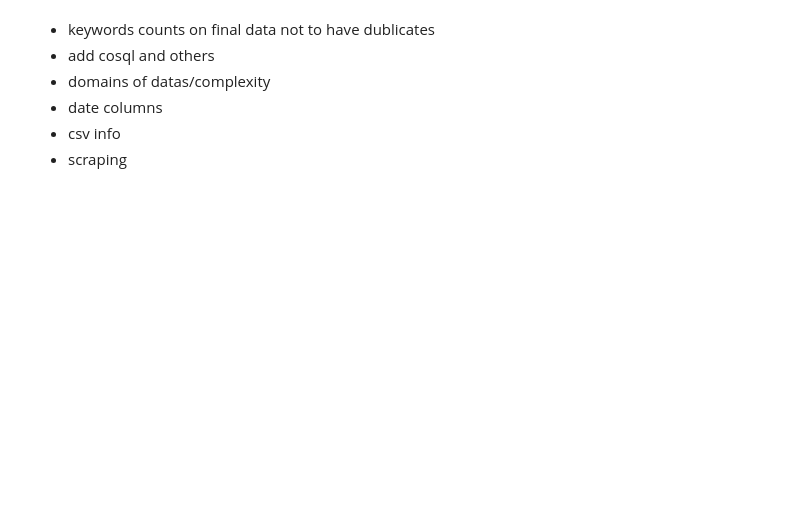
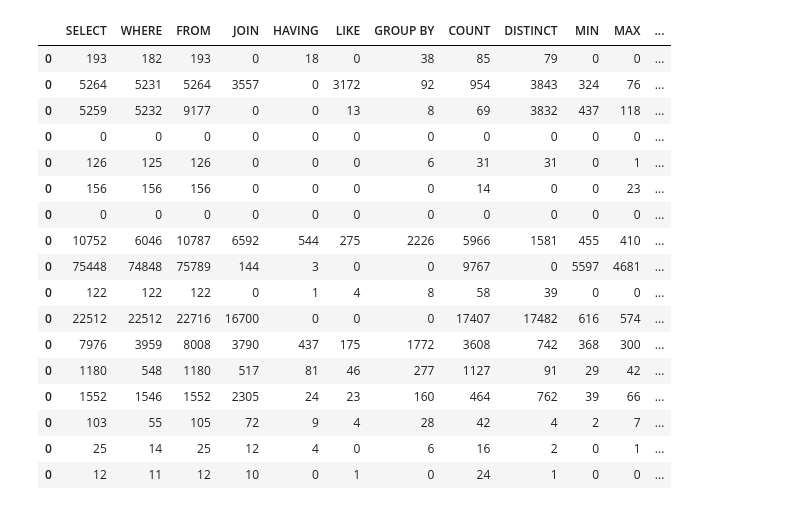
Before and after one commit to anahitxachatryan/textToSql, a Jupyter notebook: EDA/EDA2.ipynb, the cells around one changed output. Cells and saved outputs as stored; diff of their text form; code cells hidden in the pictures; blank space fills up the shorter version.

```diff
--- a/EDA/EDA2.ipynb
+++ b/EDA/EDA2.ipynb
@@ -64,9 +54,12 @@ def description(data, name):
 # %%
-def number_of_keyWords(data,words,name):
+def number_of_keyWords(data,words,names):
     data_keywords = pd.DataFrame()
-    for word in words:
-        data[word] = data.sql.str.count(word)
-        data_keywords[word] = [data[word].sum()]
-    data_keywords['source'] = name
-    return data_keywords
+    result = pd.DataFrame()
+    for name in names:
+        filtered_by_source = data[data['source'] == name]
+        for word in words:
+            data_keywords[word] = [filtered_by_source[word].sum()]
+        data_keywords['source'] = name
+        result = pd.concat([result,data_keywords], axis=0, join='outer', ignore_index=False)
+    return result
 # %%
@@ -178,8 +138,22 @@ Unnamed: 0               94129
 dtype: int64
-# %% [markdown]
-- keywords counts on final data not to have dublicates
-- add cosql and others
-- domains of datas/complexity
-- date columns
-- csv info
-- scraping
+# %%
+data_keywords
+# %% [output]
+|  | SELECT | WHERE | FROM | JOIN | HAVING | LIKE | GROUP BY | COUNT | DISTINCT | MIN | MAX | ... |
+| 0 | 193 | 182 | 193 | 0 | 18 | 0 | 38 | 85 | 79 | 0 | 0 | ... |
+| 0 | 5264 | 5231 | 5264 | 3557 | 0 | 3172 | 92 | 954 | 3843 | 324 | 76 | ... |
+| 0 | 5259 | 5232 | 9177 | 0 | 0 | 13 | 8 | 69 | 3832 | 437 | 118 | ... |
+| 0 | 0 | 0 | 0 | 0 | 0 | 0 | 0 | 0 | 0 | 0 | 0 | ... |
+| 0 | 126 | 125 | 126 | 0 | 0 | 0 | 6 | 31 | 31 | 0 | 1 | ... |
+| 0 | 156 | 156 | 156 | 0 | 0 | 0 | 0 | 14 | 0 | 0 | 23 | ... |
+| 0 | 0 | 0 | 0 | 0 | 0 | 0 | 0 | 0 | 0 | 0 | 0 | ... |
+| 0 | 10752 | 6046 | 10787 | 6592 | 544 | 275 | 2226 | 5966 | 1581 | 455 | 410 | ... |
+| 0 | 75448 | 74848 | 75789 | 144 | 3 | 0 | 0 | 9767 | 0 | 5597 | 4681 | ... |
+| 0 | 122 | 122 | 122 | 0 | 1 | 4 | 8 | 58 | 39 | 0 | 0 | ... |
+| 0 | 22512 | 22512 | 22716 | 16700 | 0 | 0 | 0 | 17407 | 17482 | 616 | 574 | ... |
+| 0 | 7976 | 3959 | 8008 | 3790 | 437 | 175 | 1772 | 3608 | 742 | 368 | 300 | ... |
+| 0 | 1180 | 548 | 1180 | 517 | 81 | 46 | 277 | 1127 | 91 | 29 | 42 | ... |
+| 0 | 1552 | 1546 | 1552 | 2305 | 24 | 23 | 160 | 464 | 762 | 39 | 66 | ... |
+| 0 | 103 | 55 | 105 | 72 | 9 | 4 | 28 | 42 | 4 | 2 | 7 | ... |
+| 0 | 25 | 14 | 25 | 12 | 4 | 0 | 6 | 16 | 2 | 0 | 1 | ... |
+| 0 | 12 | 11 | 12 | 10 | 0 | 1 | 0 | 24 | 1 | 0 | 0 | ... |
```
Also changed, not shown: parts of 23 cells of this notebook, 5 other files.
